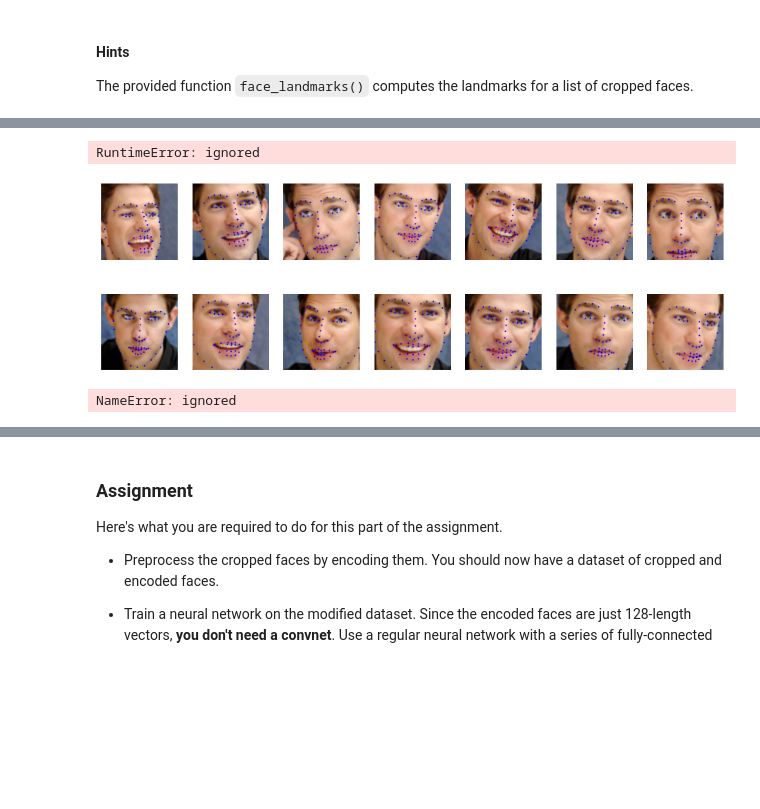
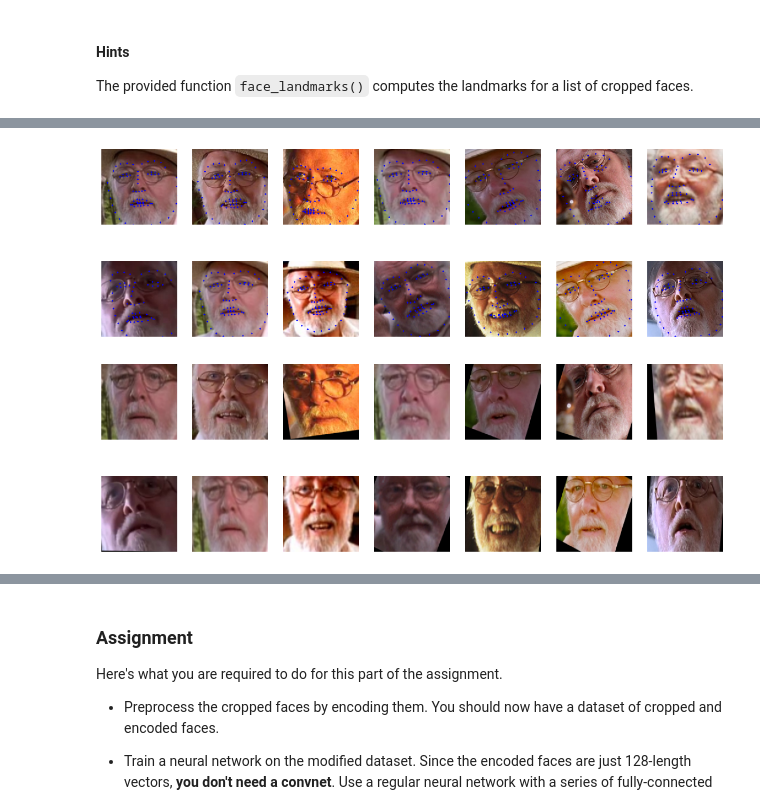
Before and after one commit to Aubert-Antoine/EL_3003-IA_et_Deep_Learning, a Jupyter notebook: LAB 7 FaceRecognition/TP7_FaceRecognition.ipynb, the cells around one changed output, grey strips where cells are left out. Drawn from its saved outputs; the diff is of its cells as text; code cells hidden in the pictures; blank space fills up the shorter version.

Commit message:
Step2

```diff
--- a/LAB 7 FaceRecognition/TP7_FaceRecognition.ipynb
+++ b/LAB 7 FaceRecognition/TP7_FaceRecognition.ipynb
@@ -496,11 +470,11 @@ def make_dataset(data, batch_size : int = 8):
 
     # 1. Data augmentation
     train_data_augmentation = image.ImageDataGenerator(
-        rescale=1. / 255,           # TODO : Check the normalization of the faces ==> rescale ok ? faces /= 255. ?
+        rescale=1. / 255,        # TODO : Check the normalization of the faces ==> rescale ok ? faces /= 255. ?
         rotation_range=40,
         width_shift_range=0.2,
         height_shift_range=0.2,
-        shear_range=0.2,
+        shear_range=0.2,                # si comment hors le rescale ==> accuracy de 1 en 5 steps
         zoom_range=0.2,
         horizontal_flip=True,
         fill_mode='nearest'
@@ -519,12 +493,12 @@ def make_dataset(data, batch_size : int = 8):
     )
 
 
-    test_dataset = test_data_augmentation.flow(
+    test_dataset = train_data_augmentation.flow(
         faces_test,
         labels_test,
         batch_size=batch_size,
         ignore_class_split=True,
-        subset='validation'
+        # subset='validation'               # TODO : WTF la size de validation est 0 ?
     )
 
 
@@ -571,5 +545,5 @@ def small_CNN(train_dataset, test_dataset, epochs=20):
 
     return history
 # %%
-model_small_CNN = small_CNN(train_dataset, test_dataset, epochs=150)
+model_small_CNN = small_CNN(train_dataset, test_dataset, epochs=10)
 # %% [output]
@@ -596,8 +573,8 @@ Epoch 150/150
 # %%
 # Uncomment these lines if you have trained the model yourself
-# model_small_CNN.model.save(os.path.join(drive_models, "model_small_CNN.h5"))
-# with open(os.path.join(drive_models,"model_small_CNN_history.pickle"), 'wb') as f:
-#     pickle.dump(model_small_CNN.history, f)
+model_small_CNN.model.save(os.path.join(drive_models, "model_small_CNN.h5"))
+with open(os.path.join(drive_models,"model_small_CNN_history.pickle"), 'wb') as f:
+    pickle.dump(model_small_CNN.history, f)
 # %%
 # Comment these lines if you have trained the model yourself
 model_small_CNN = models.load_model(os.path.join(drive_models, "model_small_CNN.h5"))
@@ -775,7 +789,5 @@ The provided function `face_landmarks()` computes the landmarks for a list of cr
 # %%
-landmarks = face_landmarks(faces)
+landmarks = face_landmarks(list(faces))
-# %% [output]
-RuntimeError: ignored
 # %%
 new_faces = []
 for (face,shape) in zip(faces, landmarks):
@@ -785,15 +797,15 @@ for (face,shape) in zip(faces, landmarks):
         cv2.circle(canvas, (int(p[0]),int(p[1])), 1, (0, 0, 255), -1)
     new_faces.append(canvas)
 # %%
-show_grid(new_faces, figsize=(15,5))
+show_grid(new_faces[:14], figsize=(15,5))
 # %% [output]
-[figure, old version]
+[figure, new version]
 # %%
 aligned = align_faces(faces, landmarks)
 # %%
-show_grid(aligned, figsize=(15,5))
+show_grid(aligned[:14], figsize=(15,5))
 # %% [output]
-NameError: ignored
+[figure, added]
 # %%
 plt.imshow( np.stack(aligned, axis=3).astype(np.float32).mean(axis=3)/255 )
 # %% [output]
```
Also changed, not shown: parts of 19 cells of this notebook.
